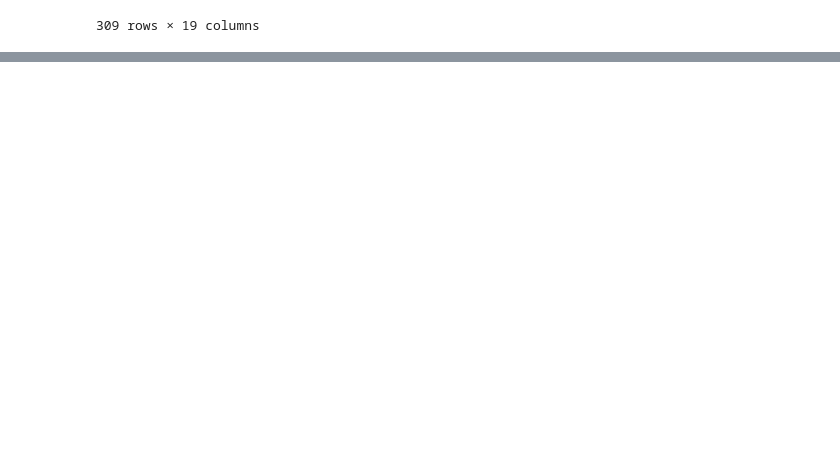
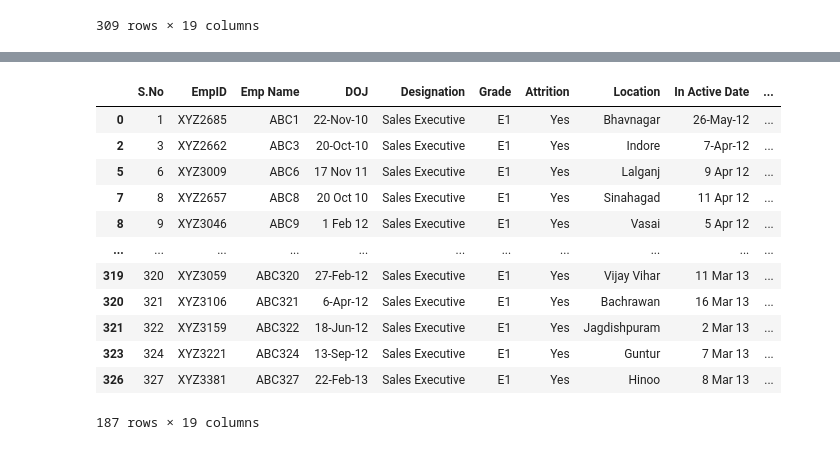
Before and after one commit to SayanD95/Summer-School-2023, a Jupyter notebook: Task_1/Task1.ipynb, the cells around one changed output, grey strips where cells are left out. Cells and saved outputs as stored; diff of their text form; code cells hidden in the pictures; blank space fills up the shorter version.

```diff
--- a/Task_1/Task1.ipynb
+++ b/Task_1/Task1.ipynb
@@ -58,0 +79,17 @@ df_age
+# %%
+df_designation = df.loc[df["Designation"]=="Sales Executive"]
+df_designation
+# %% [output]
+|  | S.No | EmpID | Emp Name | DOJ | Designation | Grade | Attrition | Location | In Active Date | ... |
+| 0 | 1 | XYZ2685 | ABC1 | 22-Nov-10 | Sales Executive | E1 | Yes | Bhavnagar | 26-May-12 | ... |
+| 2 | 3 | XYZ2662 | ABC3 | 20-Oct-10 | Sales Executive | E1 | Yes | Indore | 7-Apr-12 | ... |
+| 5 | 6 | XYZ3009 | ABC6 | 17 Nov 11 | Sales Executive | E1 | Yes | Lalganj | 9 Apr 12 | ... |
+| 7 | 8 | XYZ2657 | ABC8 | 20 Oct 10 | Sales Executive | E1 | Yes | Sinahagad | 11 Apr 12 | ... |
+| 8 | 9 | XYZ3046 | ABC9 | 1 Feb 12 | Sales Executive | E1 | Yes | Vasai | 5 Apr 12 | ... |
+| ... | ... | ... | ... | ... | ... | ... | ... | ... | ... | ... |
+| 319 | 320 | XYZ3059 | ABC320 | 27-Feb-12 | Sales Executive | E1 | Yes | Vijay Vihar | 11 Mar 13 | ... |
+| 320 | 321 | XYZ3106 | ABC321 | 6-Apr-12 | Sales Executive | E1 | Yes | Bachrawan | 16 Mar 13 | ... |
+| 321 | 322 | XYZ3159 | ABC322 | 18-Jun-12 | Sales Executive | E1 | Yes | Jagdishpuram | 2 Mar 13 | ... |
+| 323 | 324 | XYZ3221 | ABC324 | 13-Sep-12 | Sales Executive | E1 | Yes | Guntur | 7 Mar 13 | ... |
+| 326 | 327 | XYZ3381 | ABC327 | 22-Feb-13 | Sales Executive | E1 | Yes | Hinoo | 8 Mar 13 | ... |
+187 rows × 19 columns
```
Also changed, not shown: parts of 11 cells of this notebook.
